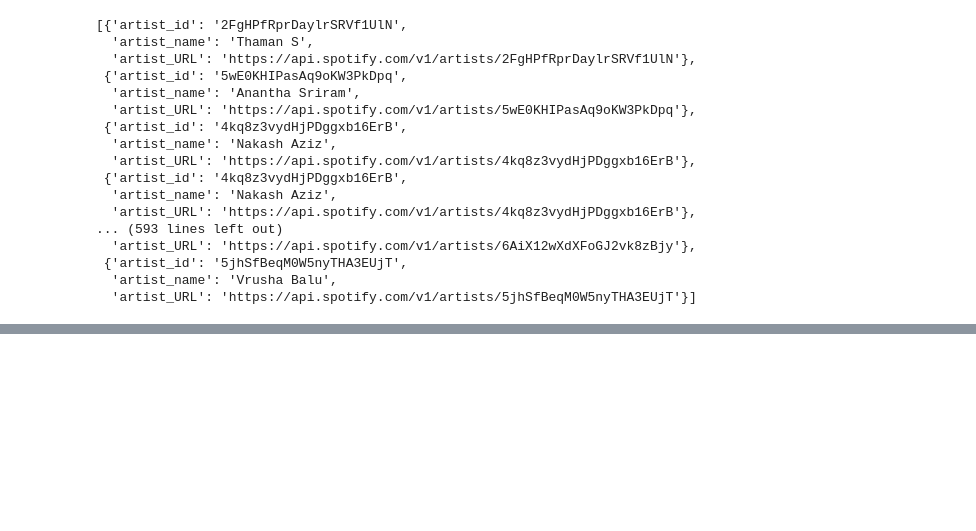
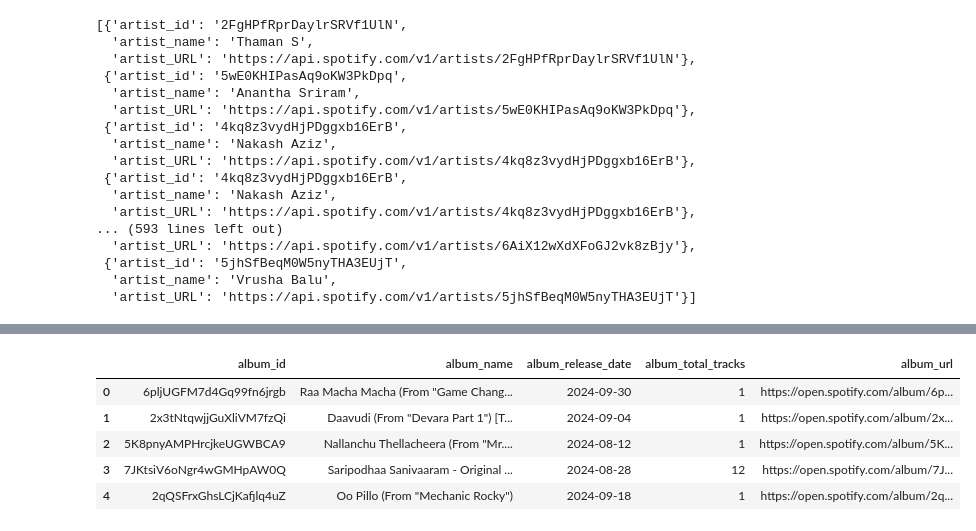
Before and after one commit to darvikkunal/ETL-Data-Pipeline-Project-Using-Spotify-API, a Jupyter notebook: spotify_ETL.ipynb, the cells around one changed output, grey strips where cells are left out. Saved outputs shown, nothing was run; the diff lists cells and outputs as text; code cells hidden in the pictures; blank space fills up the shorter version.

```diff
--- a/spotify_ETL.ipynb
+++ b/spotify_ETL.ipynb
@@ -154,0 +184,10 @@ artist_list
+# %%
+album_df = pd.DataFrame.from_dict(album_list)
+album_df.head()
+# %% [output]
+|  | album_id | album_name | album_release_date | album_total_tracks | album_url |
+| 0 | 6pljUGFM7d4Gq99fn6jrgb | Raa Macha Macha (From "Game Chang... | 2024-09-30 | 1 | https://open.spotify.com/album/6p... |
+| 1 | 2x3tNtqwjjGuXliVM7fzQi | Daavudi (From "Devara Part 1") [T... | 2024-09-04 | 1 | https://open.spotify.com/album/2x... |
+| 2 | 5K8pnyAMPHrcjkeUGWBCA9 | Nallanchu Thellacheera (From "Mr.... | 2024-08-12 | 1 | https://open.spotify.com/album/5K... |
+| 3 | 7JKtsiV6oNgr4wGMHpAW0Q | Saripodhaa Sanivaaram - Original ... | 2024-08-28 | 12 | https://open.spotify.com/album/7J... |
+| 4 | 2qQSFrxGhsLCjKafjlq4uZ | Oo Pillo (From "Mechanic Rocky") | 2024-09-18 | 1 | https://open.spotify.com/album/2q... |
```
Also changed, not shown: parts of 13 cells of this notebook, 1 other file.
